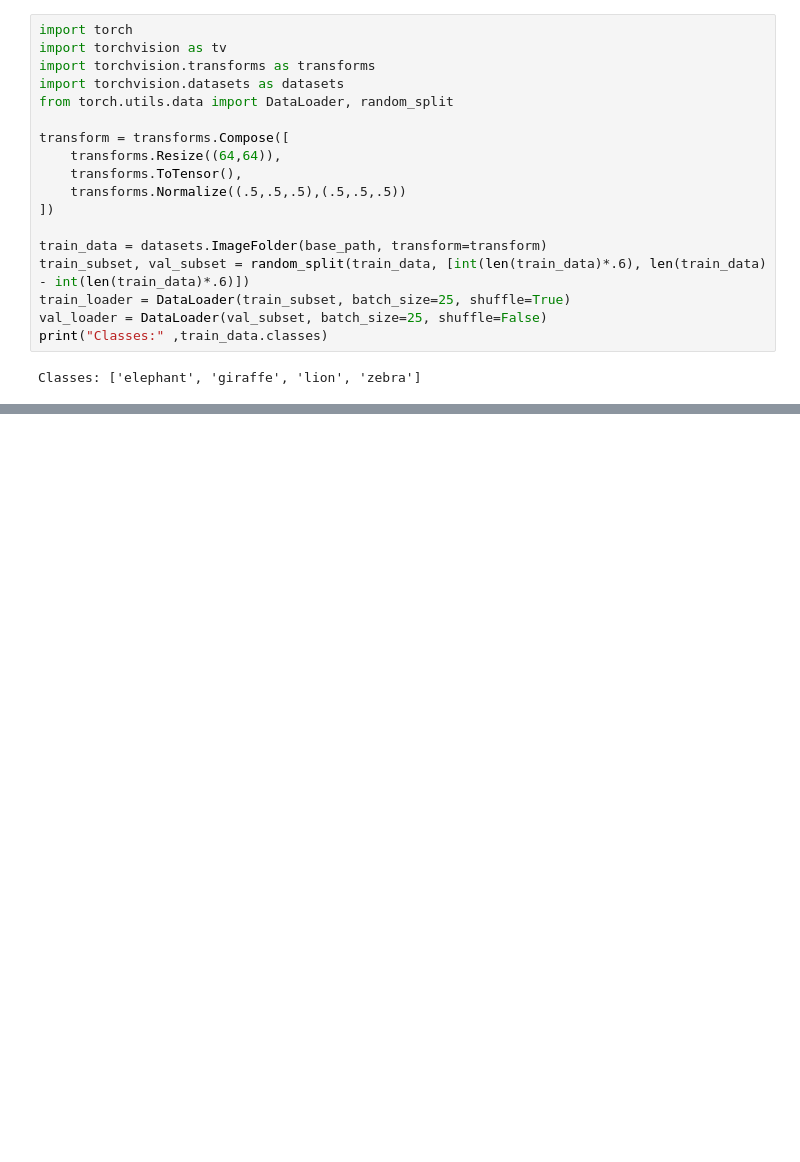
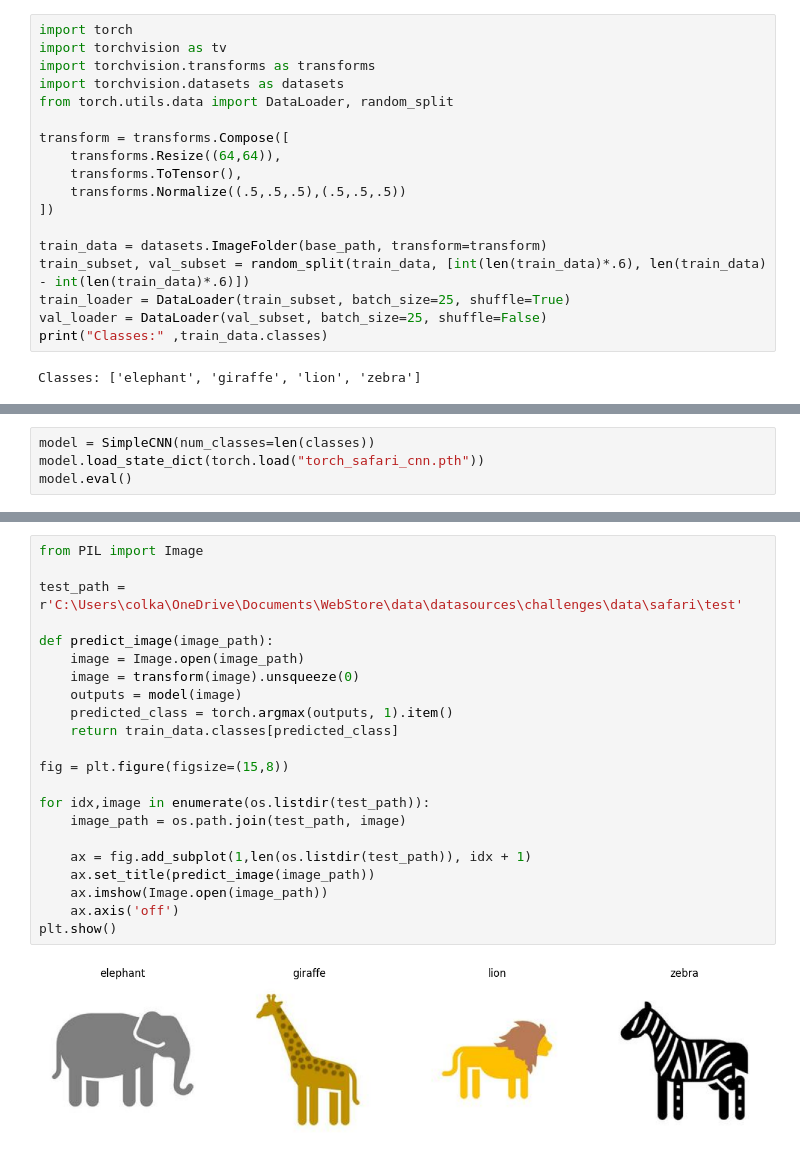
Before and after one commit to Darcolo/data, a Jupyter notebook: torchvision/Torch.ipynb, the cells around one changed output, grey strips where cells are left out. Cells and saved outputs as stored; diff of their text form; blank space fills up the shorter version.

```diff
--- a/torchvision/Torch.ipynb
+++ b/torchvision/Torch.ipynb
@@ -109,0 +112,4 @@ for epoch in range (15):
+# %%
+model = SimpleCNN(num_classes=len(classes))
+model.load_state_dict(torch.load("torch_safari_cnn.pth"))
+model.eval()
@@ -109,0 +125,24 @@ for epoch in range (15):
+# %%
+from PIL import Image
+
+test_path = r'C:\Users\colka\OneDrive\Documents\WebStore\data\datasources\challenges\data\safari\test'
+
+def predict_image(image_path):
+    image = Image.open(image_path)
+    image = transform(image).unsqueeze(0)
+    outputs = model(image)
+    predicted_class = torch.argmax(outputs, 1).item()
+    return train_data.classes[predicted_class]
+
+fig = plt.figure(figsize=(15,8))
+
+for idx,image in enumerate(os.listdir(test_path)):
+    image_path = os.path.join(test_path, image)
+
+    ax = fig.add_subplot(1,len(os.listdir(test_path)), idx + 1)
+    ax.set_title(predict_image(image_path))
+    ax.imshow(Image.open(image_path))
+    ax.axis('off')
+plt.show()
+# %% [output]
+[figure, added]
```
Also changed, not shown: parts of 3 cells of this notebook.
